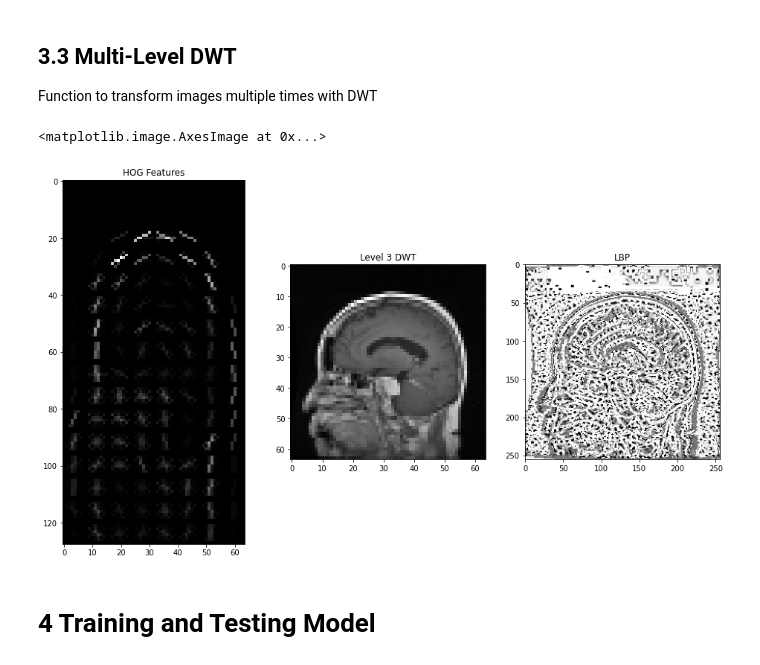
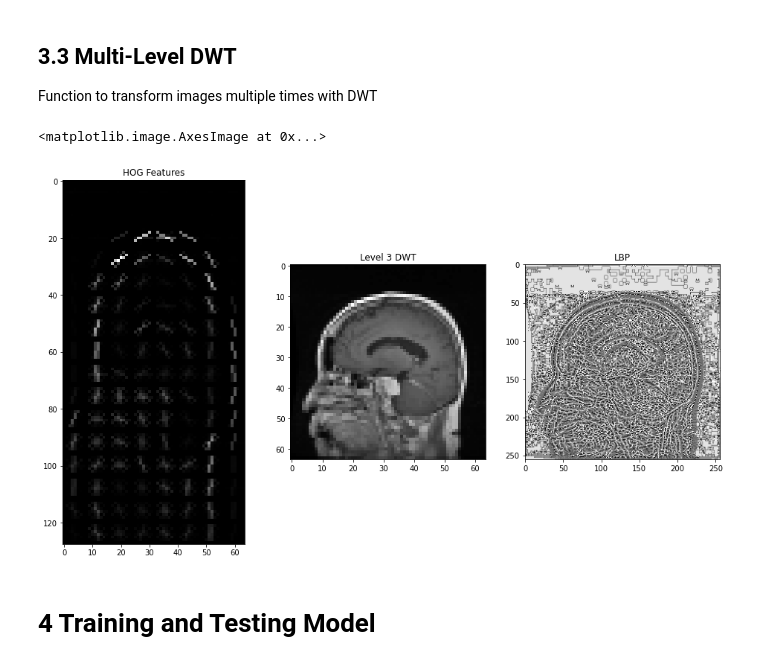
Before and after one commit to tanpinray/AMLS_22-21_SN18100138, a Jupyter notebook: Task_A_PCA.ipynb, the cells around one changed output. Drawn from its saved outputs; the diff is of its cells as text; code cells hidden in the pictures.

```diff
--- a/Task_A_PCA.ipynb
+++ b/Task_A_PCA.ipynb
@@ -284,31 +293,31 @@ def extract_multidwt(images_pixelData, levels):
 # %%
 img = imread('./dataset/image/IMAGE_0000.jpg', as_gray = True)
 coeffs = pywt.dwt2(img, 'haar')
 LL, (LH, HL, HH) = coeffs
 
 fd, hog_img = hog(resize(LL, (128, 64)), orientations=9, pixels_per_cell=(8, 8),
-                  cells_per_block=(4, 4), visualize=True, block_norm='L2-Hys')
+                  cells_per_block=(2, 2), visualize=True, block_norm='L2-Hys')
 
 coeffs2 = pywt.dwt2(LL, 'haar')
 LL2, (LH2, HL2, HH2) = coeffs2
 coeffs3 = pywt.dwt2(LL2, 'haar')
 LL3, (LH3, HL3, HH3) = coeffs3
 
-lbp = local_binary_pattern(LL, 24, 3, method="uniform")
+lbp = local_binary_pattern(LL, 8, 1, method="uniform")
 
 fig, axs = plt.subplots(nrows=1, ncols=3, figsize=(16, 9))
 # fig.suptitle('Texture Features Used')
 axs[0].set_title('HOG Features')
 axs[0].imshow(hog_img, cmap=plt.cm.gray)
 
 axs[1].set_title('Level 3 DWT')
 axs[1].imshow(LL3, cmap=plt.cm.gray)
 
 axs[2].set_title('LBP')
 axs[2].imshow(lbp, cmap=plt.cm.gray)
 # %% [output]
 <matplotlib.image.AxesImage at 0x...>
-[figure, old version]
+[figure, new version]
 # %% [markdown]
 # 4 Training and Testing Model
 # %% [markdown]
```
Also changed, not shown: parts of 14 cells of this notebook.
